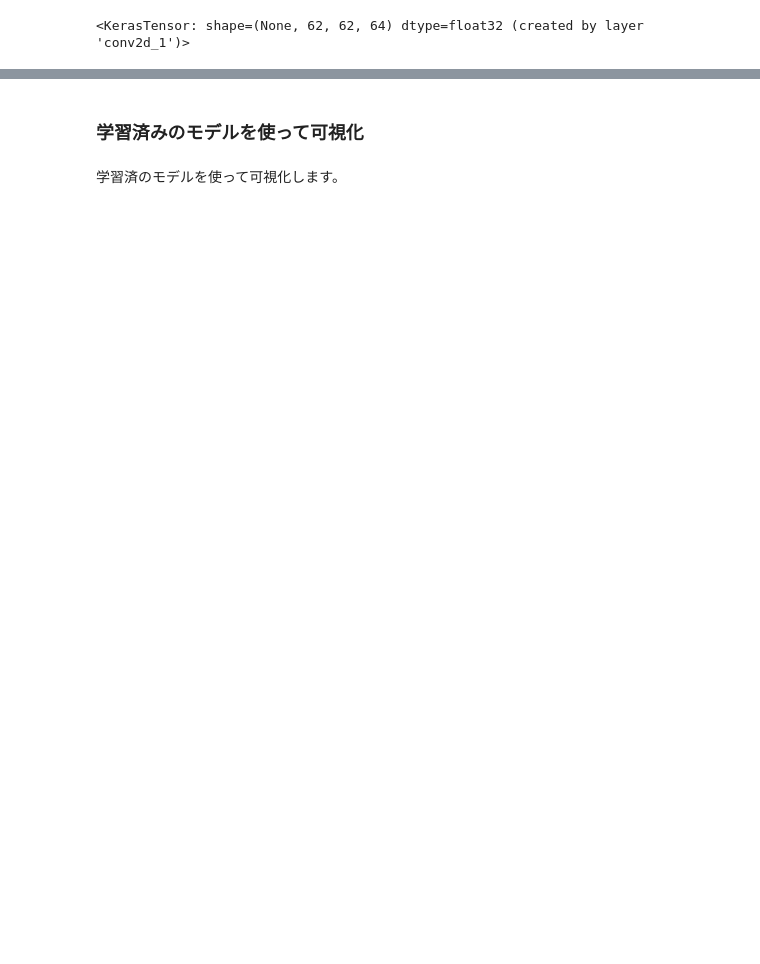
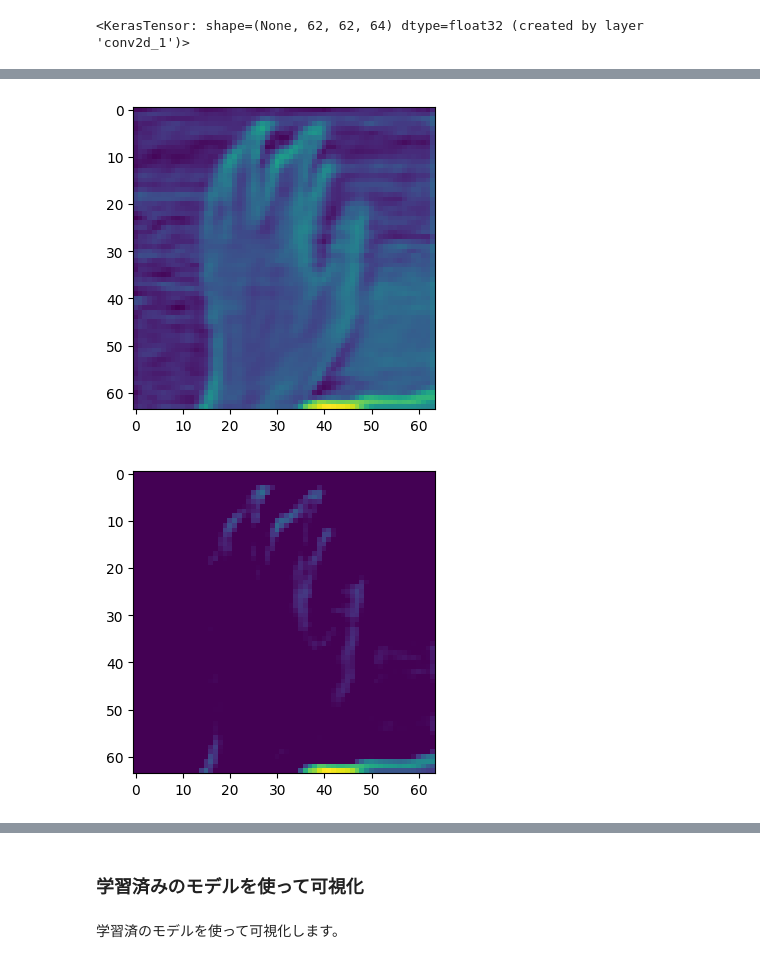
Before and after one commit to MASAKI-Matsumoto-U/Swin-Unet, a Jupyter notebook: 02_karaage_ai_book_image_classification_viz_grad_cam.ipynb, the cells around one changed output, grey strips where cells are left out. Saved outputs shown, nothing was run; the diff lists cells and outputs as text; code cells hidden in the pictures; blank space fills up the shorter version.

```diff
--- a/02_karaage_ai_book_image_classification_viz_grad_cam.ipynb
+++ b/02_karaage_ai_book_image_classification_viz_grad_cam.ipynb
@@ -346,0 +394,16 @@ plt.imshow(np.array(conv2d_out[0][:,:,0]))
+# %%
+original_img = test_img[0]
+activation_map = cv2.resize(
+        activation_map.numpy(), (original_img.shape[1], original_img.shape[0])
+    )
+# %%
+# Ensure No Negative Numbers
+activation_map = np.maximum(activation_map, 0)
+# %%
+plt.imshow(activation_map)
+plt.show()
+plt.imshow(activation_map_max)
+plt.show()
+# %% [output]
+[figure, added]
+[figure, added]
```
Also changed, not shown: parts of 31 cells of this notebook.
